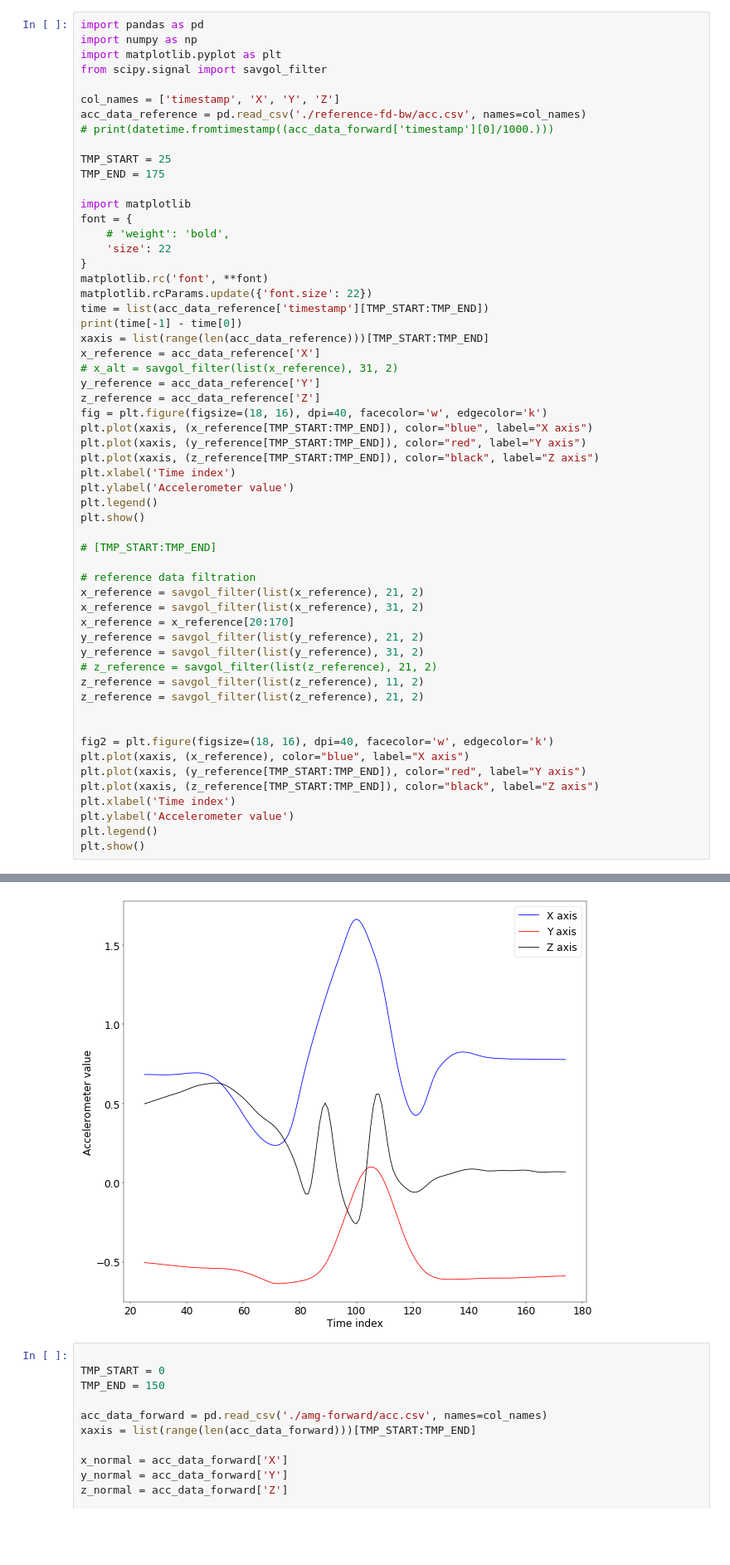
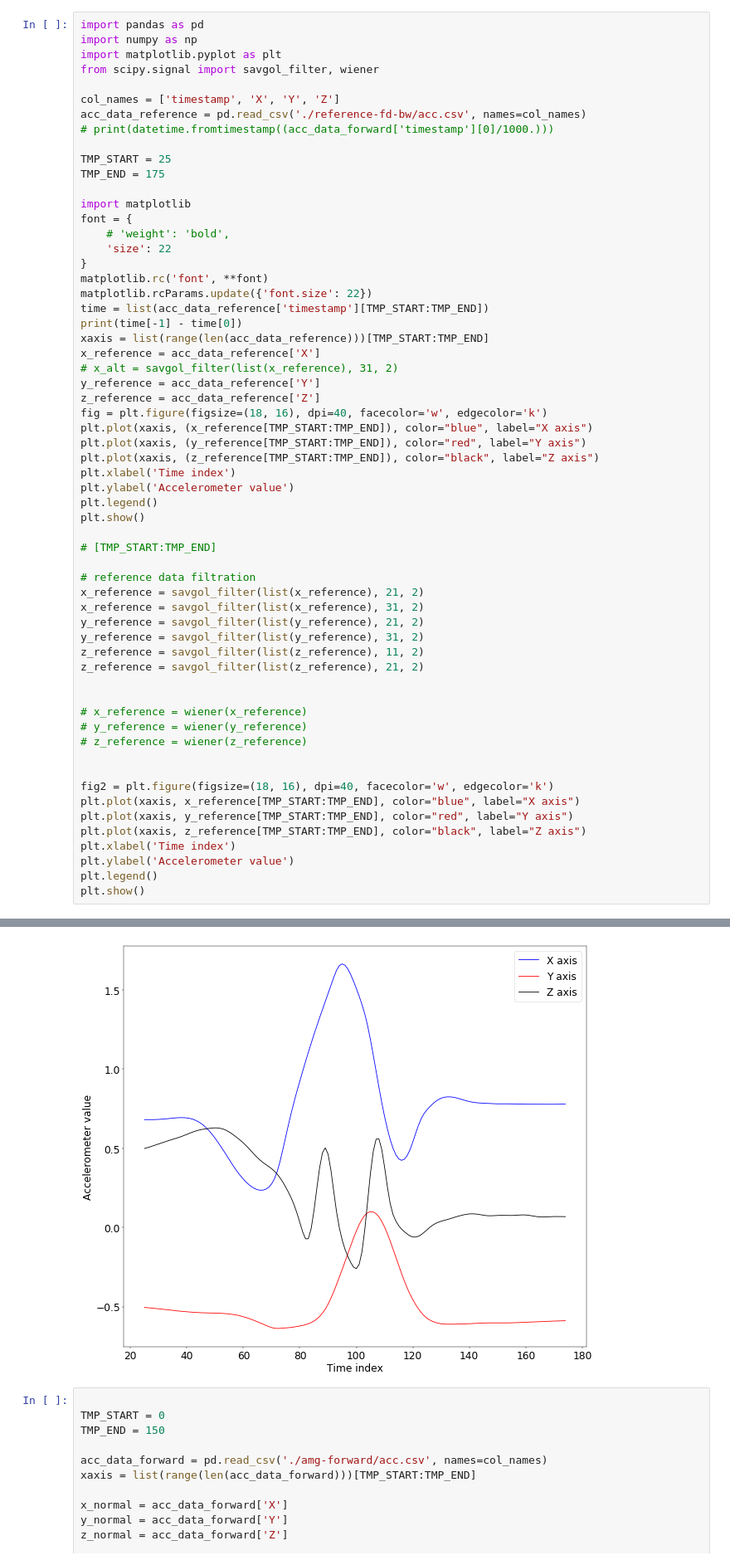
Before and after one commit to n3hrox/Biometric-analysis, a Jupyter notebook: acc_data.ipynb, the cells around one changed output, grey strips where cells are left out. Shown at 83% size. Saved outputs shown, nothing was run; the diff lists cells and outputs as text; blank space fills up the shorter version.

```diff
--- a/acc_data.ipynb
+++ b/acc_data.ipynb
@@ -2,7 +2,7 @@
 import pandas as pd
 import numpy as np
 import matplotlib.pyplot as plt
-from scipy.signal import savgol_filter
+from scipy.signal import savgol_filter, wiener
 
 col_names = ['timestamp', 'X', 'Y', 'Z']
 acc_data_reference = pd.read_csv('./reference-fd-bw/acc.csv', names=col_names)
@@ -26,39 +26,42 @@ x_reference = acc_data_reference['X']
 y_reference = acc_data_reference['Y']
 z_reference = acc_data_reference['Z']
 fig = plt.figure(figsize=(18, 16), dpi=40, facecolor='w', edgecolor='k')
 plt.plot(xaxis, (x_reference[TMP_START:TMP_END]), color="blue", label="X axis")
 plt.plot(xaxis, (y_reference[TMP_START:TMP_END]), color="red", label="Y axis")
 plt.plot(xaxis, (z_reference[TMP_START:TMP_END]), color="black", label="Z axis")
 plt.xlabel('Time index')
 plt.ylabel('Accelerometer value')
 plt.legend()
 plt.show()
 
 # [TMP_START:TMP_END]
 
 # reference data filtration
 x_reference = savgol_filter(list(x_reference), 21, 2)
 x_reference = savgol_filter(list(x_reference), 31, 2)
-x_reference = x_reference[20:170]
 y_reference = savgol_filter(list(y_reference), 21, 2)
 y_reference = savgol_filter(list(y_reference), 31, 2)
-# z_reference = savgol_filter(list(z_reference), 21, 2)
 z_reference = savgol_filter(list(z_reference), 11, 2)
 z_reference = savgol_filter(list(z_reference), 21, 2)
 
 
+# x_reference = wiener(x_reference)
+# y_reference = wiener(y_reference)
+# z_reference = wiener(z_reference)
+
+
 fig2 = plt.figure(figsize=(18, 16), dpi=40, facecolor='w', edgecolor='k')
-plt.plot(xaxis, (x_reference), color="blue", label="X axis")
-plt.plot(xaxis, (y_reference[TMP_START:TMP_END]), color="red", label="Y axis")
-plt.plot(xaxis, (z_reference[TMP_START:TMP_END]), color="black", label="Z axis")
+plt.plot(xaxis, x_reference[TMP_START:TMP_END], color="blue", label="X axis")
+plt.plot(xaxis, y_reference[TMP_START:TMP_END], color="red", label="Y axis")
+plt.plot(xaxis, z_reference[TMP_START:TMP_END], color="black", label="Z axis")
 plt.xlabel('Time index')
 plt.ylabel('Accelerometer value')
 plt.legend()
 plt.show()
 # %% [output]
 1518
 [figure]
-[figure, old version]
+[figure, new version]
 # %%
 
 TMP_START = 0
```
Also changed, not shown: 2 other files.
